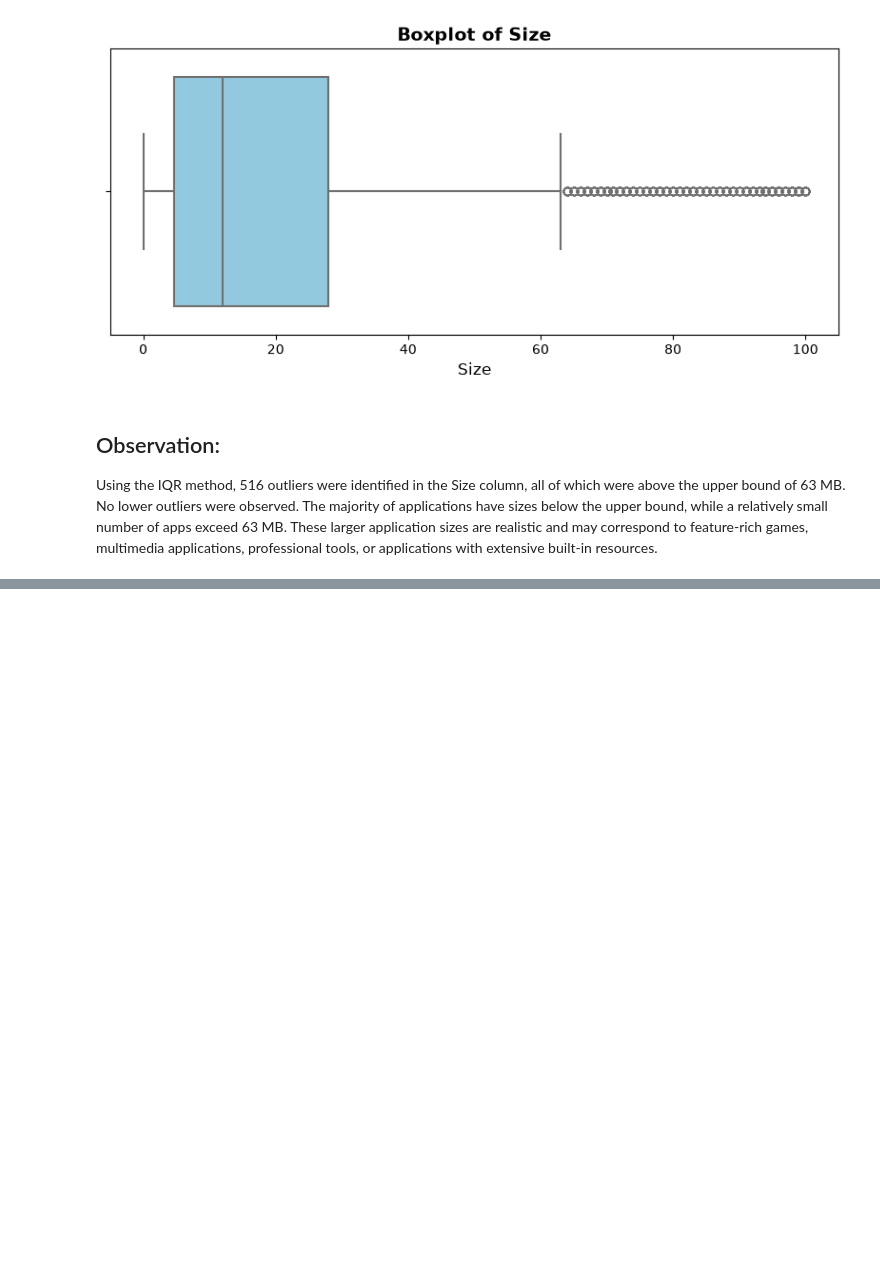
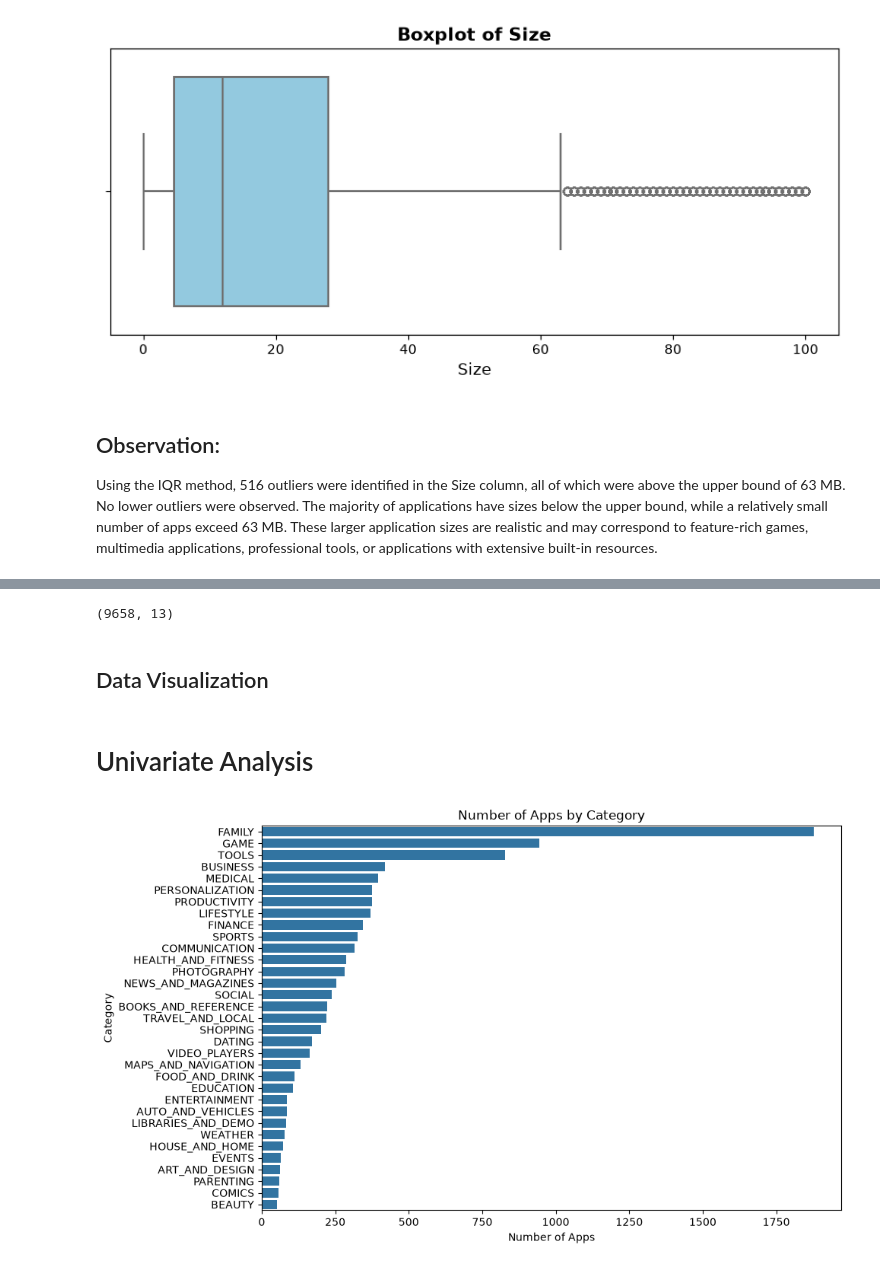
Before and after one commit to Shuvam-2000/Google-Play-Store-App-User-Review-Analysis, a Jupyter notebook: notebooks/Google_PlayStore_App.ipynb, the cells around one changed output, grey strips where cells are left out. Saved outputs shown, nothing was run; the diff lists cells and outputs as text; code cells hidden in the pictures; blank space fills up the shorter version.

Commit message:
feat: - Data Visualization Completed - Univariate, Bivariate & MultiVariate Analyisis Performed - Key Insights are fetched

```diff
--- a/notebooks/Google_PlayStore_App.ipynb
+++ b/notebooks/Google_PlayStore_App.ipynb
@@ -848,0 +884,26 @@ Using the IQR method, 516 outliers were identified in the Size column, all of wh
+# %%
+data.shape
+# %% [output]
+(9658, 13)
+# %% [markdown]
+## Data Visualization
+# %% [markdown]
+# Univariate Analysis
+# %%
+# Category distribution
+plt.figure(figsize=(10, 6))
+
+sns.countplot(
+    data=data,
+    y='Category',
+    order=data['Category'].value_counts().index
+)
+
+plt.title('Number of Apps by Category')
+plt.xlabel('Number of Apps')
+plt.ylabel('Category')
+
+plt.tight_layout()
+plt.show()
+# %% [output]
+[figure, added]
```
Also changed, not shown: parts of 32 cells of this notebook.
